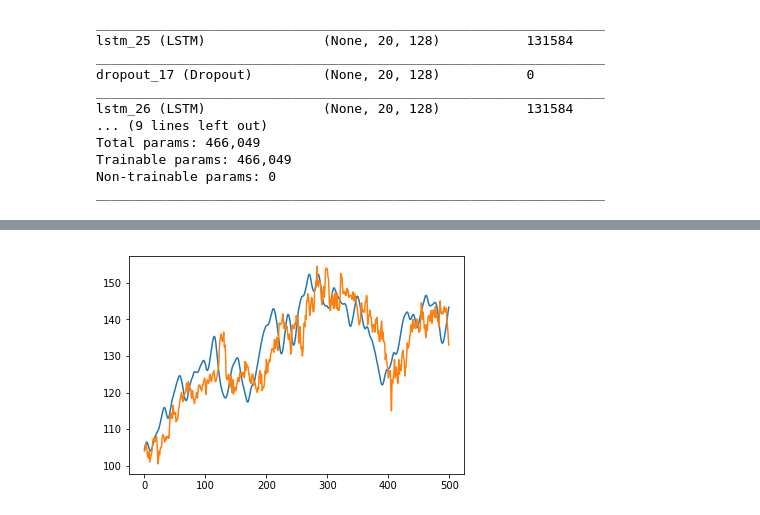
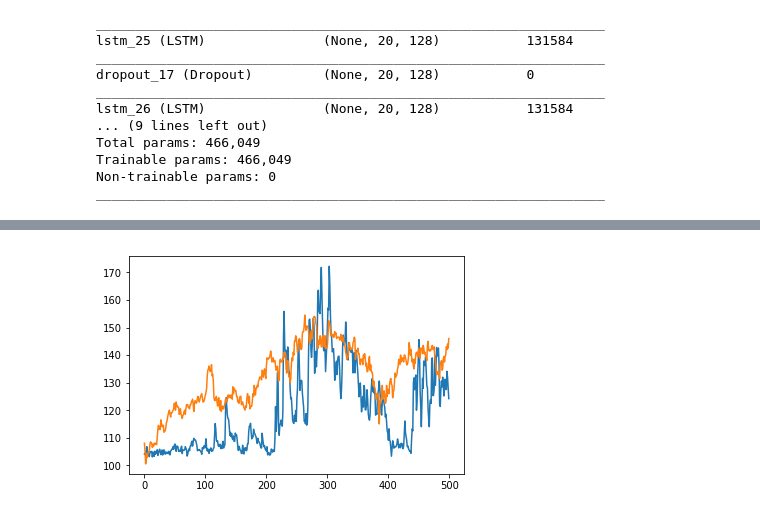
Before and after one commit to jason7830/LSTM_StockPrediction, a Jupyter notebook: tsec/LSTM_Stock.ipynb, the cells around one changed output, grey strips where cells are left out. Saved outputs shown, nothing was run; the diff lists cells and outputs as text; code cells hidden in the pictures.

Commit message:
LSTM_Layers(4),Units(128),Epoch_Batch(3000,100),Accuracy=0.925

```diff
--- a/tsec/LSTM_Stock.ipynb
+++ b/tsec/LSTM_Stock.ipynb
@@ -94,7 +93,7 @@ Non-trainable params: 0
 _________________________________________________________________
 # %%
 early_stop = EarlyStopping(monitor='loss', patience=10, verbose=1)
-history_model_lstm = model_lstm.fit(X_train, Y_train, epochs=3000, batch_size=100, shuffle=False,validation_data=(X_val,Y_val),callbacks=[early_stop])
+history_model_lstm = model_lstm.fit(X_train, Y_train, epochs=3000, batch_size=100, shuffle=False,validation_data=(X_val,Y_val))
 
 y_pred_test_lstm = model_lstm.predict(X_val)
 print(y_pred_test_lstm)
@@ -115,8 +121,8 @@ Epoch 5/3000
 # %%
 plt.plot(sc_Y.inverse_transform(y_pred_test_lstm)[:500])
-plt.plot(Y_val[:500])
+plt.plot(sc_Y.inverse_transform(Y_val[:500]))
 plt.show()
 # %% [output]
-[figure, old version]
+[figure, new version]
 # %%
 model_lstm.save('lstmStock_e2000_b100.h5')
```
Also changed, not shown: parts of 2 cells of this notebook.
